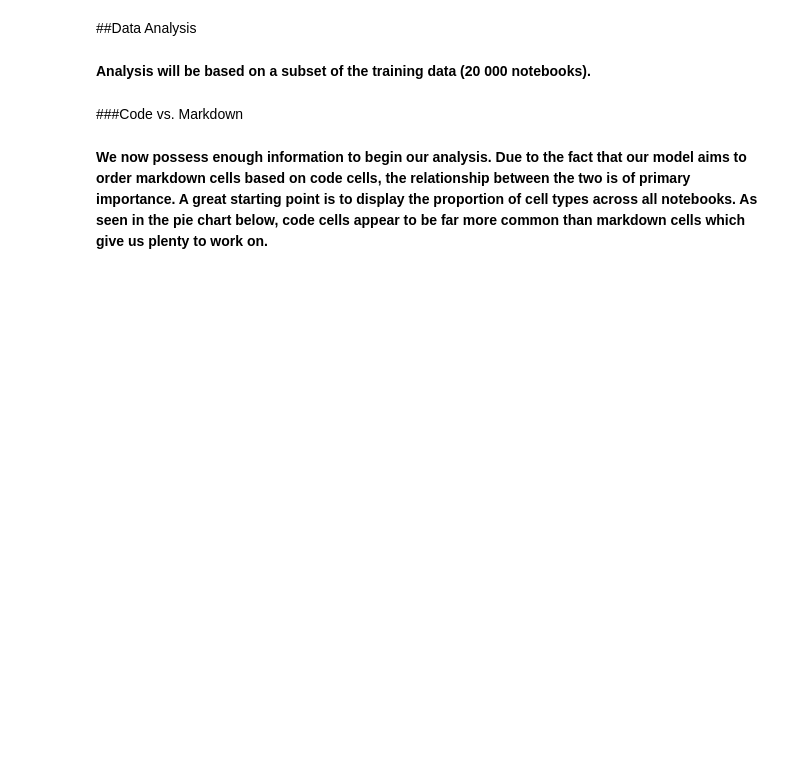
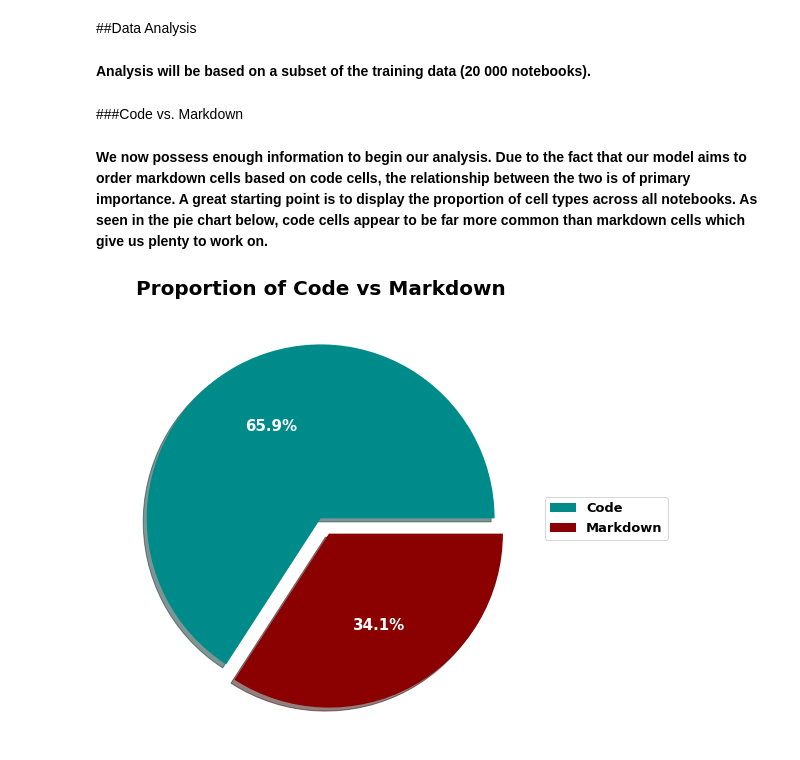
Before and after one commit to rahiakela/kaggle-competition-projects, a Jupyter notebook: google-ai4code/01_exploratory_data_analysis.ipynb, the cells around one changed output. Drawn from its saved outputs; the diff is of its cells as text; code cells hidden in the pictures; blank space fills up the shorter version.

```diff
--- a/google-ai4code/01_exploratory_data_analysis.ipynb
+++ b/google-ai4code/01_exploratory_data_analysis.ipynb
@@ -164,3 +164,17 @@ dtype: int64
 ###Code vs. Markdown
 # %% [markdown]
 **We now possess enough information to begin our analysis. Due to the fact that our model aims to order markdown cells based on code cells, the relationship between the two is of primary importance. A great starting point is to display the proportion of cell types across all notebooks. As seen in the pie chart below, code cells appear to be far more common than markdown cells which give us plenty to work on.**
+# %%
+fig1, ax = plt.subplots(figsize=(8, 8))
+wedges, texts, autotexts = ax.pie([df_counts.code_count.sum(), df_counts.markdown_count.sum()],
+                                  shadow=True,
+                                  explode=(0, 0.1),
+                                  labels=["Code", "Markdown"],
+                                  autopct="%1.1f%%",
+                                  textprops=dict(color="w"),
+                                  colors=["#008b8b", "#8b0000"])
+plt.setp(autotexts, size=15, weight="bold")
+ax.legend(wedges, ["Code", "Markdown"], loc="center left", bbox_to_anchor=(1, 0, 0.5, 1), prop={"size": 13})
+ax.set_title("Proportion of Code vs Markdown", size=20);
+# %% [output]
+[figure, added]
```
Also changed, not shown: parts of 8 cells of this notebook.
